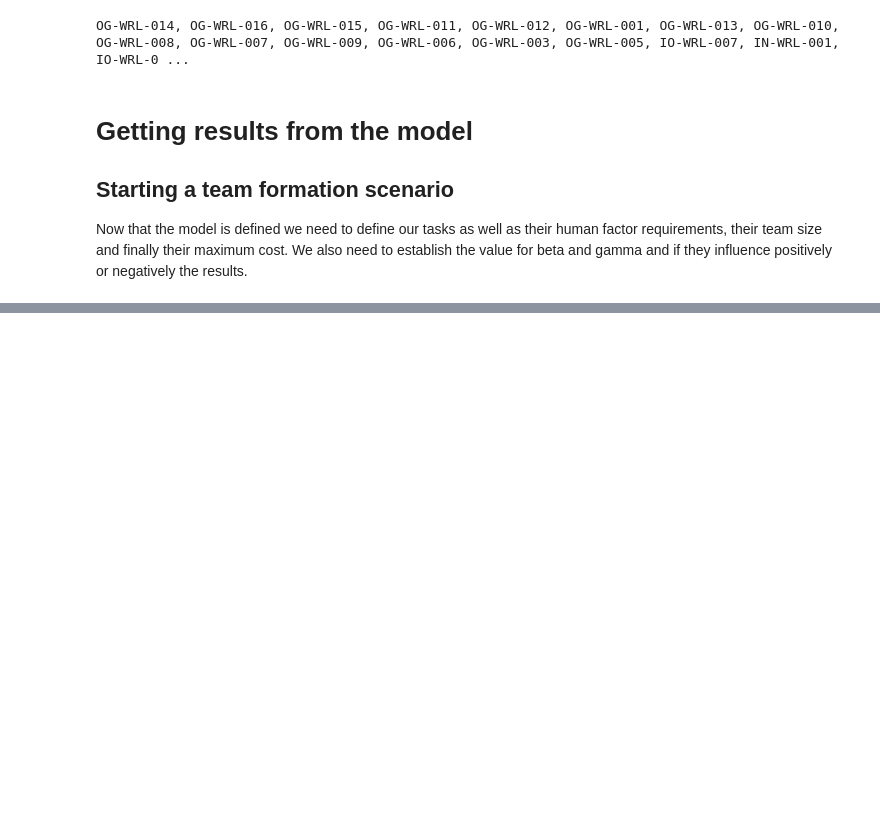
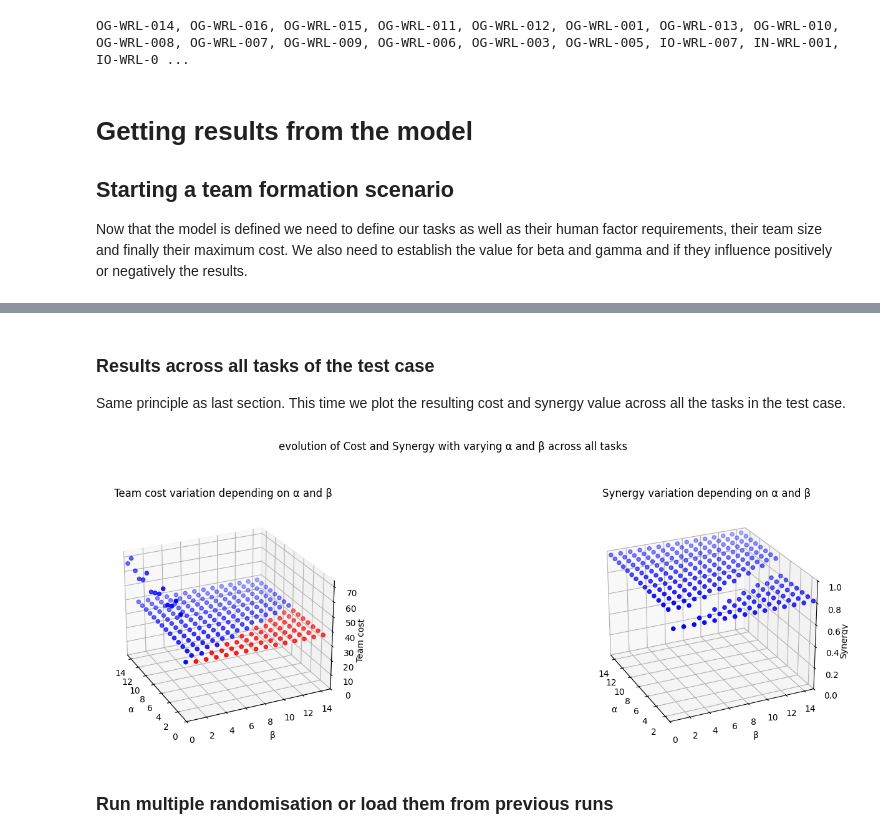
Before and after one commit to publitfp1/TeamFormationProblem_ConstraintProgramingApproach_NICEFrawework, a Jupyter notebook: TeamFormationDemo_NIST_Data.ipynb, the cells around one changed output, grey strips where cells are left out. Cells and saved outputs as stored; diff of their text form; code cells hidden in the pictures; blank space fills up the shorter version.

Commit message:
Project upload

```diff
--- a/TeamFormationDemo_NIST_Data.ipynb
+++ b/TeamFormationDemo_NIST_Data.ipynb
@@ -524,3 +580,63 @@ plt.show()
+# %% [markdown]
+### Results across all tasks of the test case
+
+Same principle as last section. This time we plot the resulting cost and synergy value across all the tasks in the test case.
+# %%
+alpha =  [ a for a in range(0,ALPHA_SAMPLES) for b in range(0,BETA_SAMPLES)]
+beta  =  [ b for a in range(0,ALPHA_SAMPLES) for b in range(0,BETA_SAMPLES)]
+
+fig, (ax_cost, ax_syn) = plt.subplots(1,2, subplot_kw=dict(projection='3d'))
+
+cost  =  [sum(t_d["cost"] for t, t_d in res.items()) for res in tfp_results["solver_output"]]
+lowest_cost = sorted(cost)[0]
+highest_cost = sorted(cost)[-1]
+
+# Make legend, set axes limits and labels
+ax_cost.set_title("Team cost variation depending on α and β")
+ax_cost.set_xlim(ALPHA_SAMPLES, 0)
+ax_cost.set_ylim(0, BETA_SAMPLES)
+ax_cost.set_zlim(0, highest_cost)
+ax_cost.set_xlabel('α')
+ax_cost.set_ylabel('β')
+ax_cost.set_zlabel('Team cost')
+ax_cost.zaxis.labelpad = -2
+ax_cost.zaxis.label_position = 'top'
+
+
+
+ax_cost.scatter(alpha, beta, zs=cost, c=['red' if c == lowest_cost else 'blue' for c in cost], label='points in (x, z)')
+
+# Customize the view angle so it's easier to see that the scatter points lie on the plane
+ax_cost.view_init(elev=25., azim=-25, roll=0)
+
+# Make legend, set axes limits and labels
+ax_syn.set_title("Synergy variation depending on α and β")
+ax_syn.set_xlim(ALPHA_SAMPLES, 1)
+ax_syn.set_ylim(0, BETA_SAMPLES)
+ax_syn.set_zlim(0, 1)
+ax_syn.set_xlabel('α')
+ax_syn.set_ylabel('β')
+ax_syn.set_zlabel('Synergy')
+ax_syn.zaxis.labelpad = -2
+ax_syn.zaxis.label_position = 'top'
+
+synergies  =  [mean(mean([tfp_results["workforce_synergies"][o1,o2] for o1 in t_d['team'] for o2 in t_d['team']]) for t, t_d in res.items()) for res in tfp_results["solver_output"]]
+highest_synergies = sorted(synergies)
+
+ax_syn.scatter(alpha, beta, zs=synergies, c=['red' if c == highest_synergies else 'blue' for c in synergies], label='points in (x, z)')
+
+# Customize the view angle so it's easier to see that the scatter points lie
+# on the plane y=0
+ax_syn.view_init(elev=25., azim=-25, roll=0)
+
+fig.suptitle("evolution of Cost and Synergy with varying α and β across all tasks")
+fig.set_figwidth(15)
+fig.set_figheight(6)
+plt.subplots_adjust(wspace=1)
+
+plt.show()
+# %% [output]
+[figure, added]
 # %%
 # Optionnal, Plotly interactive visalisation
 
@@ -549,0 +687,2 @@ if False :
+# %% [markdown]
+### Run multiple randomisation or load them from previous runs
```
Also changed, not shown: parts of 19 cells of this notebook, 12 other files.
